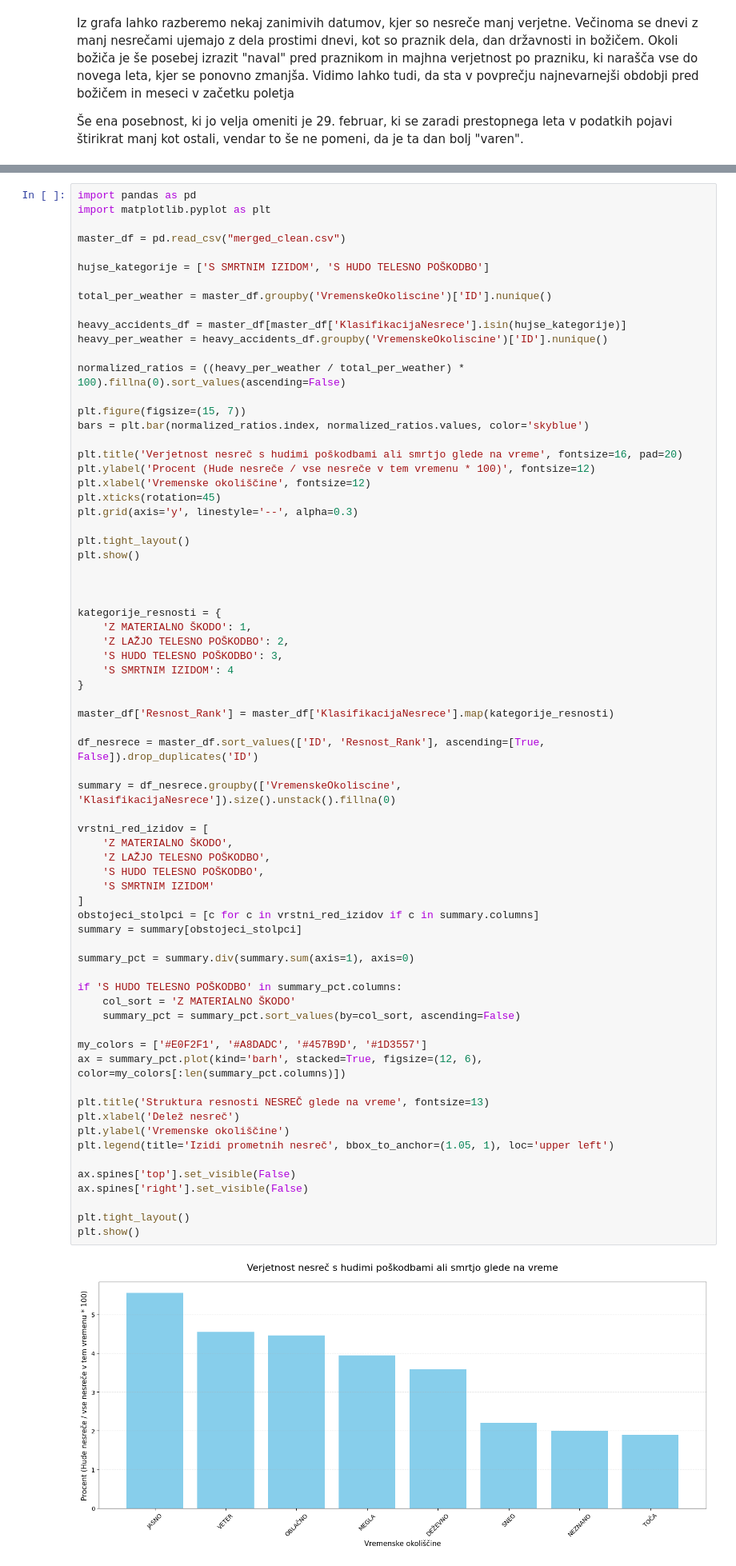
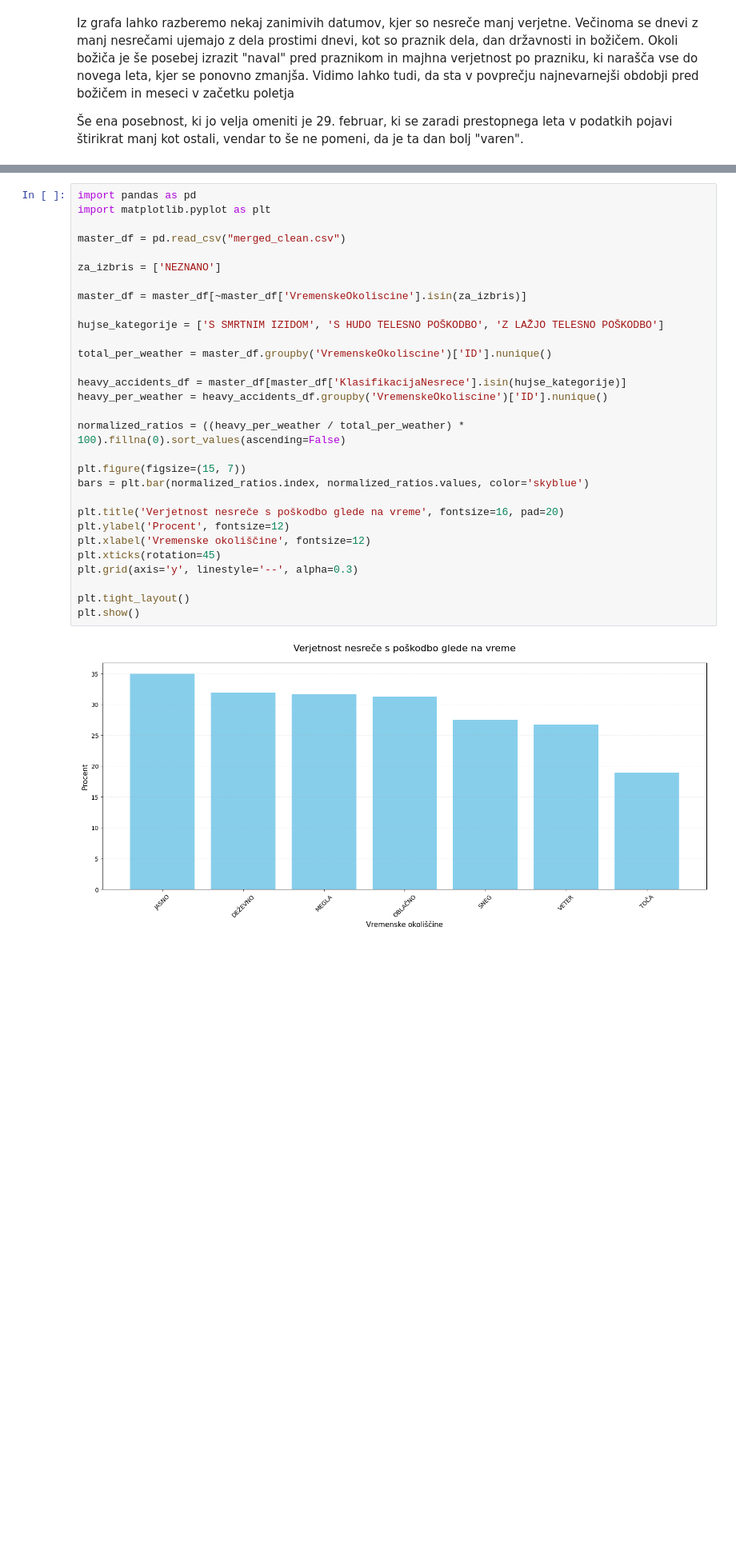
Before and after one commit to PatrikFurlan/PR2615, a Jupyter notebook: notebook.ipynb, the cells around one changed output, grey strips where cells are left out. Shown at 80% size. Drawn from its saved outputs; the diff is of its cells as text; blank space fills up the shorter version.

```diff
--- a/notebook.ipynb
+++ b/notebook.ipynb
@@ -228,72 +214,32 @@ Tudi pri teh dveh primerih so podatki povsem pričakovani
 # %%
 import pandas as pd
 import matplotlib.pyplot as plt
 
 master_df = pd.read_csv("merged_clean.csv")
 
-hujse_kategorije = ['S SMRTNIM IZIDOM', 'S HUDO TELESNO POŠKODBO']
+za_izbris = ['NEZNANO']
+
+master_df = master_df[~master_df['VremenskeOkoliscine'].isin(za_izbris)]
+
+hujse_kategorije = ['S SMRTNIM IZIDOM', 'S HUDO TELESNO POŠKODBO', 'Z LAŽJO TELESNO POŠKODBO']
 
 total_per_weather = master_df.groupby('VremenskeOkoliscine')['ID'].nunique()
 
 heavy_accidents_df = master_df[master_df['KlasifikacijaNesrece'].isin(hujse_kategorije)]
 heavy_per_weather = heavy_accidents_df.groupby('VremenskeOkoliscine')['ID'].nunique()
 
 normalized_ratios = ((heavy_per_weather / total_per_weather) * 100).fillna(0).sort_values(ascending=False)
 
 plt.figure(figsize=(15, 7))
 bars = plt.bar(normalized_ratios.index, normalized_ratios.values, color='skyblue')
 
-plt.title('Verjetnost nesreč s hudimi poškodbami ali smrtjo glede na vreme', fontsize=16, pad=20)
-plt.ylabel('Procent (Hude nesreče / vse nesreče v tem vremenu * 100)', fontsize=12)
+plt.title('Verjetnost nesreče s poškodbo glede na vreme', fontsize=16, pad=20)
+plt.ylabel('Procent', fontsize=12)
 plt.xlabel('Vremenske okoliščine', fontsize=12)
 plt.xticks(rotation=45)
 plt.grid(axis='y', linestyle='--', alpha=0.3)
 
 plt.tight_layout()
 plt.show()
-
-
-
-kategorije_resnosti = {
-    'Z MATERIALNO ŠKODO': 1,
-    'Z LAŽJO TELESNO POŠKODBO': 2,
-    'S HUDO TELESNO POŠKODBO': 3,
-    'S SMRTNIM IZIDOM': 4
-}
-
-master_df['Resnost_Rank'] = master_df['KlasifikacijaNesrece'].map(kategorije_resnosti)
-
-df_nesrece = master_df.sort_values(['ID', 'Resnost_Rank'], ascending=[True, False]).drop_duplicates('ID')
-
-summary = df_nesrece.groupby(['VremenskeOkoliscine', 'KlasifikacijaNesrece']).size().unstack().fillna(0)
-
-vrstni_red_izidov = [
-    'Z MATERIALNO ŠKODO',
-    'Z LAŽJO TELESNO POŠKODBO',
-    'S HUDO TELESNO POŠKODBO',
-    'S SMRTNIM IZIDOM'
-]
-obstojeci_stolpci = [c for c in vrstni_red_izidov if c in summary.columns]
-summary = summary[obstojeci_stolpci]
-
-summary_pct = summary.div(summary.sum(axis=1), axis=0)
-
-if 'S HUDO TELESNO POŠKODBO' in summary_pct.columns:
-    col_sort = 'Z MATERIALNO ŠKODO'
-    summary_pct = summary_pct.sort_values(by=col_sort, ascending=False)
-
-my_colors = ['#E0F2F1', '#A8DADC', '#457B9D', '#1D3557']
-ax = summary_pct.plot(kind='barh', stacked=True, figsize=(12, 6), color=my_colors[:len(summary_pct.columns)])
-
-plt.title('Struktura resnosti NESREČ glede na vreme', fontsize=13)
-plt.xlabel('Delež nesreč')
-plt.ylabel('Vremenske okoliščine')
-plt.legend(title='Izidi prometnih nesreč', bbox_to_anchor=(1.05, 1), loc='upper left')
-
-ax.spines['top'].set_visible(False)
-ax.spines['right'].set_visible(False)
-
-plt.tight_layout()
-plt.show()
 # %% [output]
-[figure, old version]
+[figure, new version]
```
Also changed, not shown: parts of 15 cells of this notebook, 2 other files.
